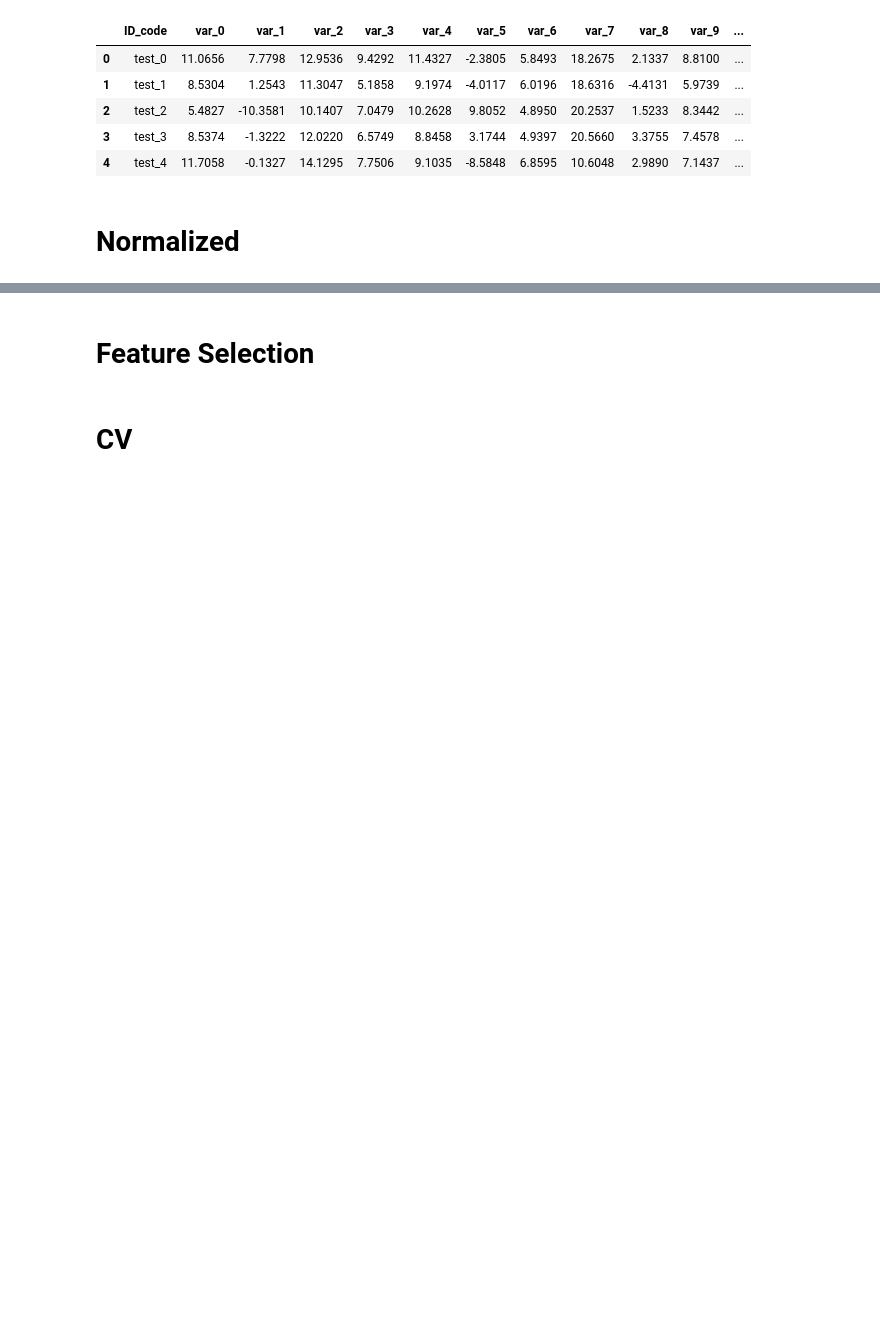
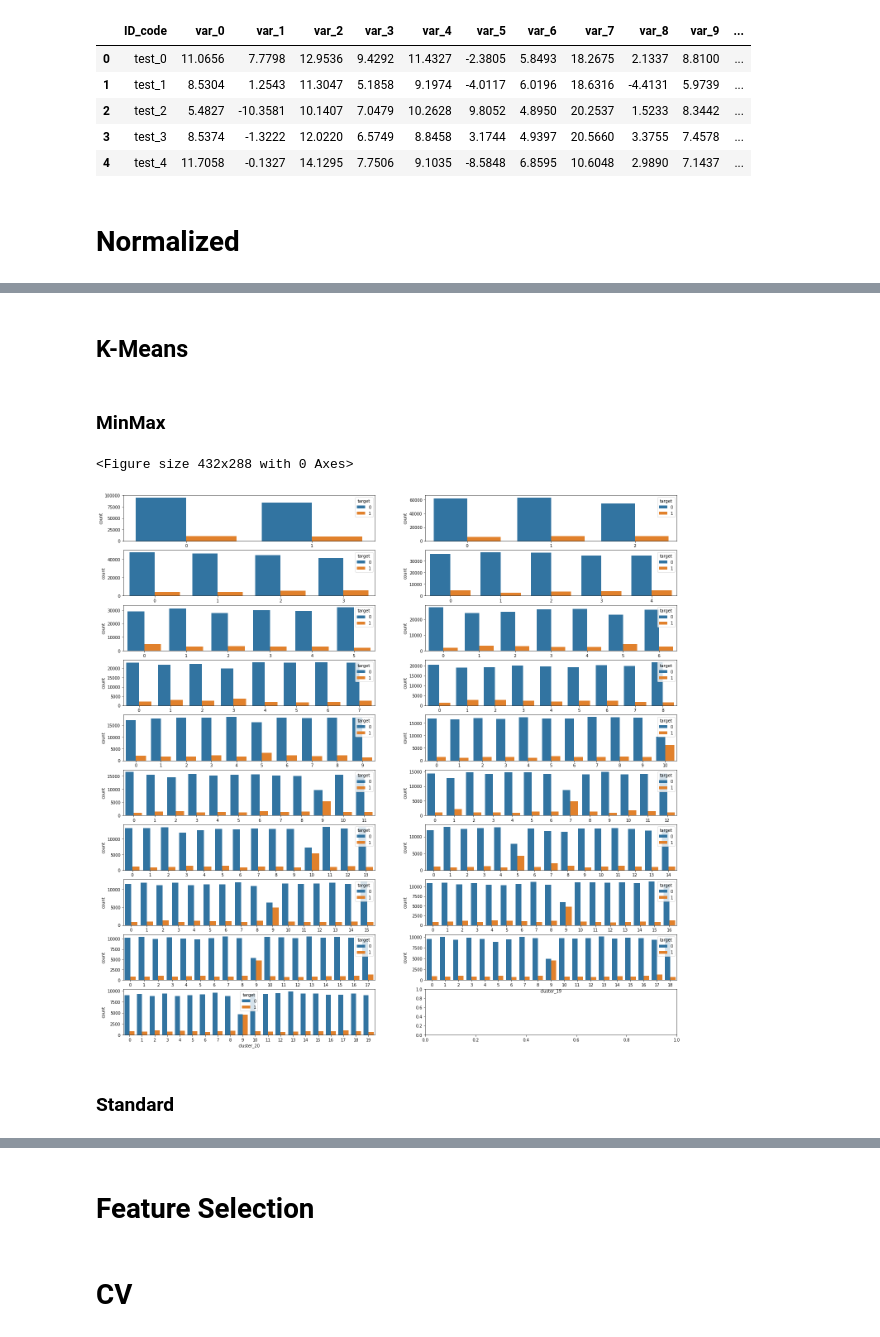
Before and after one commit to ishtos/santander, a Jupyter notebook: ipynb/kmeans.ipynb, the cells around one changed output, grey strips where cells are left out. Drawn from its saved outputs; the diff is of its cells as text; code cells hidden in the pictures; blank space fills up the shorter version.

```diff
--- a/ipynb/kmeans.ipynb
+++ b/ipynb/kmeans.ipynb
@@ -63,5 +72,2 @@ test.head()
 # %%
 df = pd.concat([train, test], axis=0)
-# %%
-for c in df.columns[2:]:
-    df[c] = (df[c] - df[c].min()) / (df[c].max() - df[c].min())
@@ -88,0 +74,7 @@ df.head()
+# %%
+scaler = MinMaxScaler()
+scaler.fit(df[var_columns])
+df[var_columns] = scaler.transform(df[var_columns])
+# %%
+minmax_train = df.iloc[train.index]
+minmax_test = df.iloc[test.index]
@@ -88,0 +130,23 @@ df.head()
+# %% [markdown]
+## K-Means
+# %% [markdown]
+### MinMax
+# %%
+for i in tqdm(range(2, 21)):
+    km = KMeans(n_clusters=i, n_init=20, random_state=1, n_jobs=-1)
+    km.fit(minmax_train[var_columns])
+    minmax_train[f'cluster_{i}'] = km.predict(minmax_train[var_columns])
+# %%
+plt.figure()
+fig, ax = plt.subplots(10, 2, figsize=(24, 24))
+
+for i, j in enumerate(range(2, 21)):
+    plt.subplot(10, 2, i+1)
+    sns.countplot(x=f'minmax_cluster_{j}', hue='target', data=minmax_train)
+plt.savefig('cluster.png')
+plt.show()
+# %% [output]
+<Figure size 432x288 with 0 Axes>
+[figure, added]
+# %% [markdown]
+### Standard
```
Also changed, not shown: parts of 38 cells of this notebook, 3 other files.
